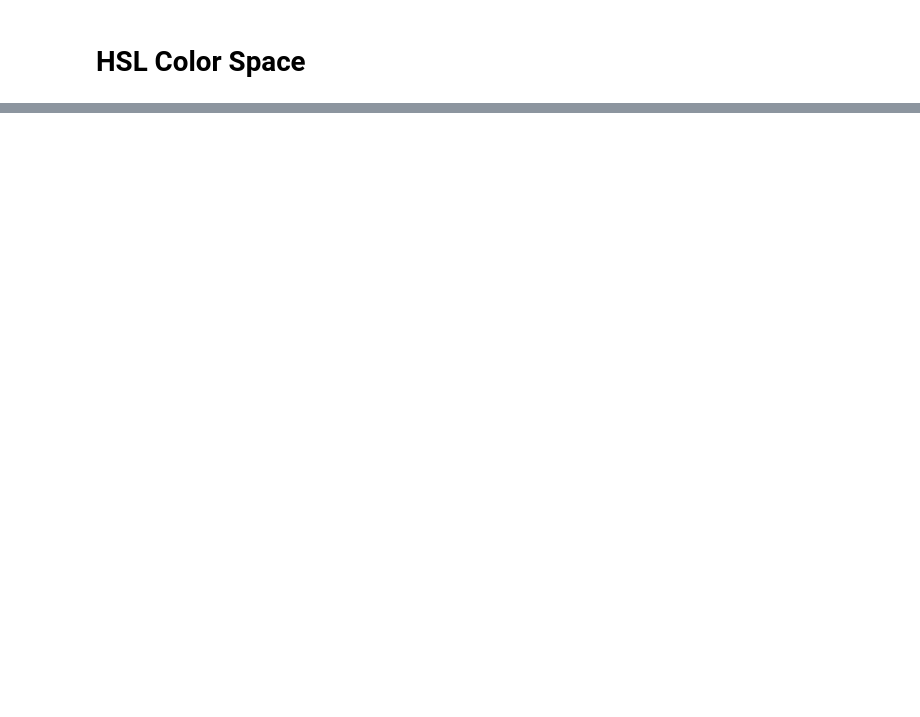
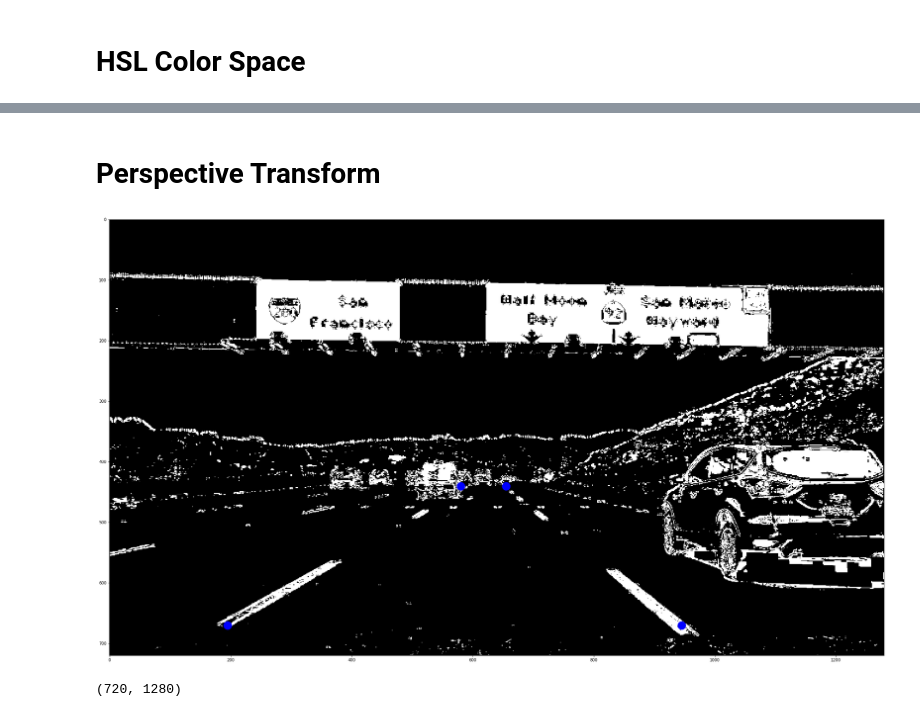
Before and after one commit to muhabdulhaq/advanced-lane-line-tracking, a Jupyter notebook: Advanced-Lane-Line-Tracking.ipynb, the cells around one changed output, grey strips where cells are left out. Cells and saved outputs as stored; diff of their text form; code cells hidden in the pictures; blank space fills up the shorter version.

Commit message:
Add perspective transform

```diff
--- a/Advanced-Lane-Line-Tracking.ipynb
+++ b/Advanced-Lane-Line-Tracking.ipynb
@@ -226,0 +228,18 @@ ax2.imshow(combined_binary, cmap='gray')
+# %% [markdown]
+# Perspective Transform
+# %%
+fig, ax = plt.subplots(figsize=(40, 20))
+ax.imshow(combined_binary, cmap='gray')
+src = np.float32(
+[[580,440], # Top left
+[655,440], # Top right
+[195,670], # Bottom left
+[945,670]])
+for pt in src:
+    plt.plot(*pt,'bo',markersize=20)
+# %% [output]
+[figure, added]
+# %%
+print(combined_binary.shape)
+# %% [output]
+(720, 1280)
```
Also changed, not shown: parts of 13 cells of this notebook.
